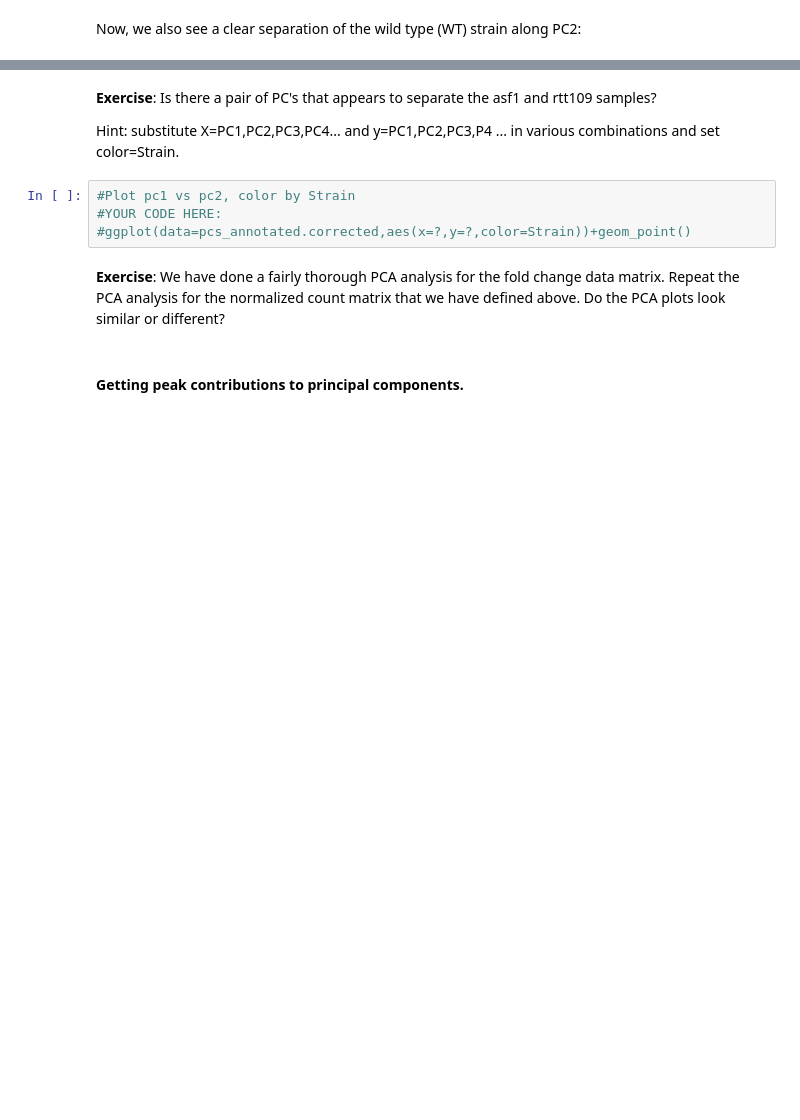
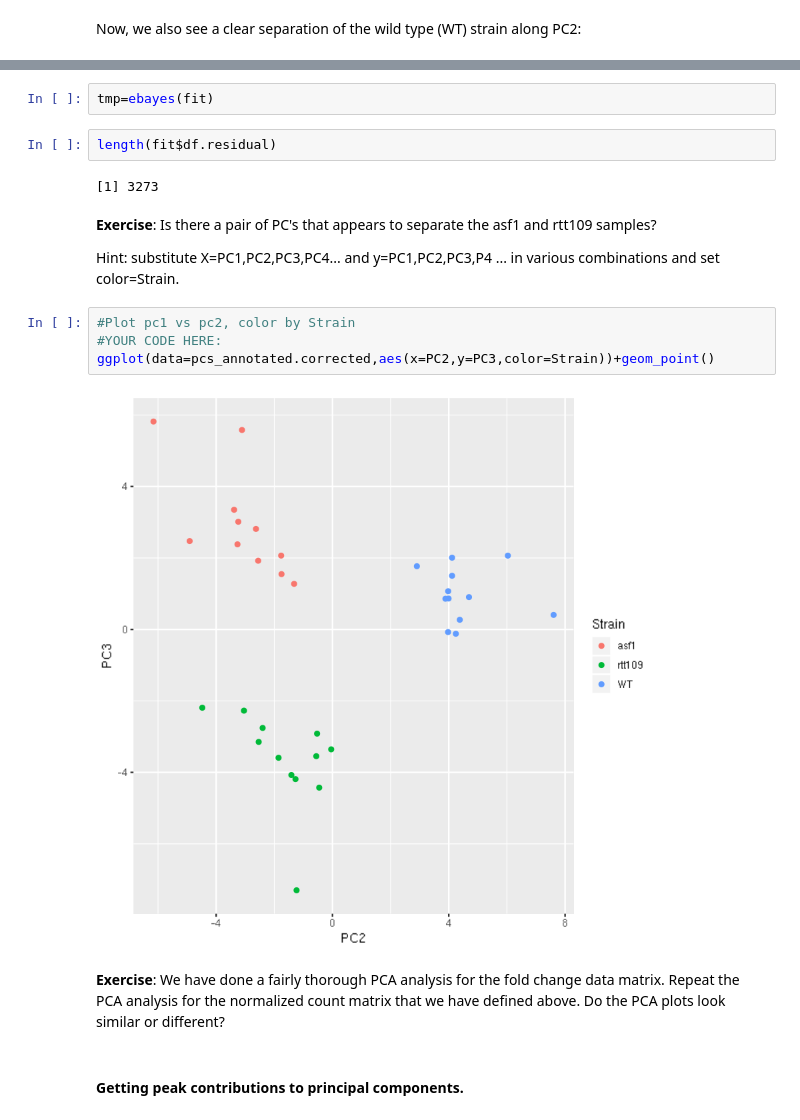
Before and after one commit to kundajelab/training_camp, a Jupyter notebook: workflow_notebooks/3.1 Clustering analysis and PCA on fold change data .ipynb, the cells around one changed output, grey strips where cells are left out. Cells and saved outputs as stored; diff of their text form; blank space fills up the shorter version.

```diff
--- a/workflow_notebooks/3.1 Clustering analysis and PCA on fold change data .ipynb
+++ b/workflow_notebooks/3.1 Clustering analysis and PCA on fold change data .ipynb
@@ -189,3 +279,9 @@ geom_point()
+# %%
+tmp=ebayes(fit)
+# %%
+length(fit$df.residual)
+# %% [output]
+[1] 3273
 # %% [markdown]
 **Exercise**: Is there a pair of PC's that appears to separate the asf1 and rtt109 samples?
 
@@ -193,7 +289,9 @@ Hint: substitute X=PC1,PC2,PC3,PC4...  and  y=PC1,PC2,PC3,P4 ...  in various com
 # %%
 #Plot pc1 vs pc2, color by Strain
 #YOUR CODE HERE:
-#ggplot(data=pcs_annotated.corrected,aes(x=?,y=?,color=Strain))+geom_point()
+ggplot(data=pcs_annotated.corrected,aes(x=PC2,y=PC3,color=Strain))+geom_point()
+# %% [output]
+[figure, added]
 # %% [markdown]
 **Exercise**: We have done a fairly thorough PCA analysis for the fold change data matrix. Repeat the PCA analysis for the normalized count matrix that we have defined above. Do the PCA plots look similar or different?
 # %% [markdown]
```
Also changed, not shown: parts of 27 cells of this notebook, 8 other files.
